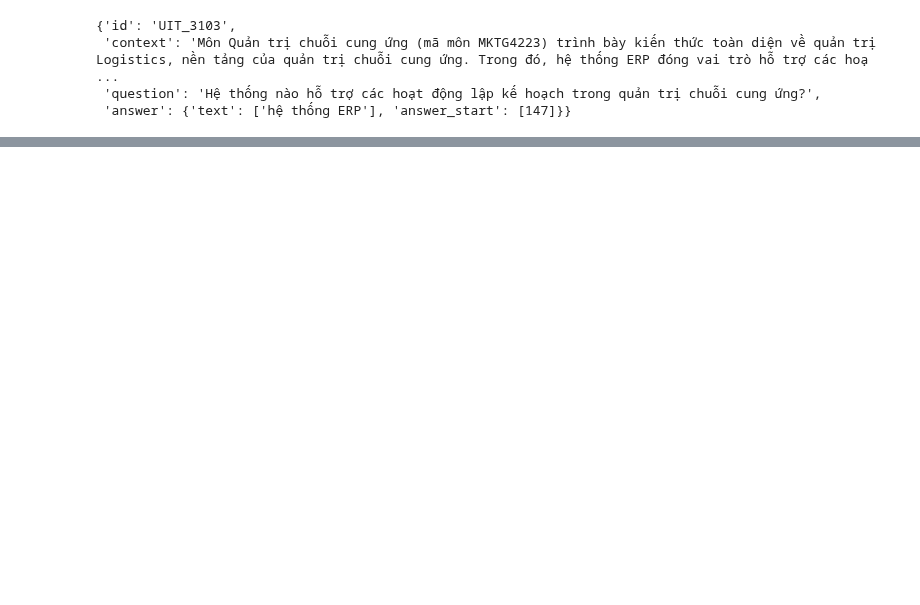
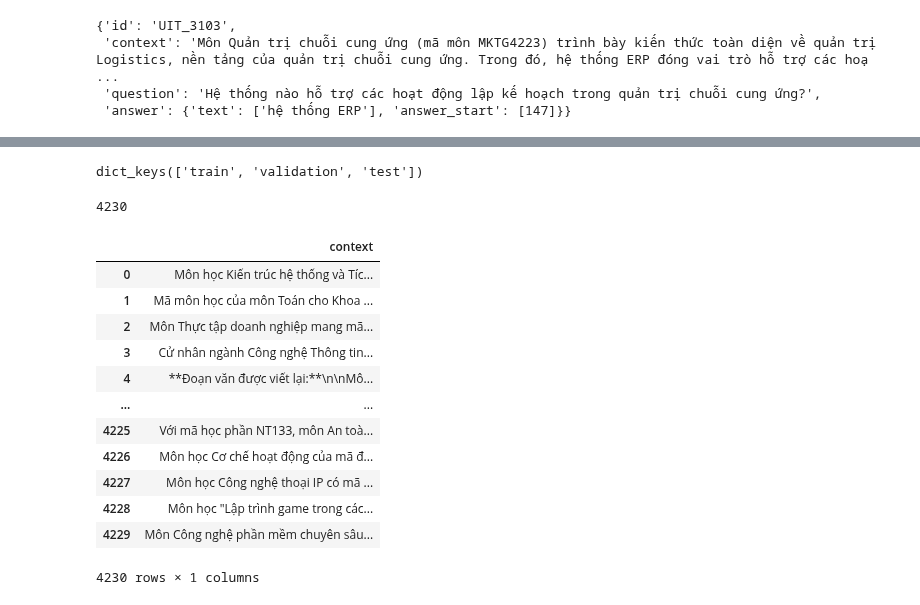
Before and after one commit to NBTailee/RAG_UIT_project, a Jupyter notebook: data_processing.ipynb, the cells around one changed output, grey strips where cells are left out. Drawn from its saved outputs; the diff is of its cells as text; code cells hidden in the pictures; blank space fills up the shorter version.

```diff
--- a/data_processing.ipynb
+++ b/data_processing.ipynb
@@ -23,0 +20,7 @@ idx
+# %%
+df = []
+# %%
+
+for text in data["test"]:
+    # print(text["context"])
+    df.append({"context": text["context"]})
@@ -23,0 +45,28 @@ idx
+# %%
+data.keys()
+# %% [output]
+dict_keys(['train', 'validation', 'test'])
+# %%
+len(df)
+# %% [output]
+4230
+# %%
+import pandas as pd
+
+df = pd.DataFrame(df)
+# %%
+df
+# %% [output]
+|  | context |
+| 0 | Môn học Kiến trúc hệ thống và Tíc... |
+| 1 | Mã môn học của môn Toán cho Khoa ... |
+| 2 | Môn Thực tập doanh nghiệp mang mã... |
+| 3 | Cử nhân ngành Công nghệ Thông tin... |
+| 4 | **Đoạn văn được viết lại:**\n\nMô... |
+| ... | ... |
+| 4225 | Với mã học phần NT133, môn An toà... |
+| 4226 | Môn học Cơ chế hoạt động của mã đ... |
+| 4227 | Môn học Công nghệ thoại IP có mã ... |
+| 4228 | Môn học "Lập trình game trong các... |
+| 4229 | Môn Công nghệ phần mềm chuyên sâu... |
+4230 rows × 1 columns
```
Also changed, not shown: parts of 6 cells of this notebook, 1 other file.
